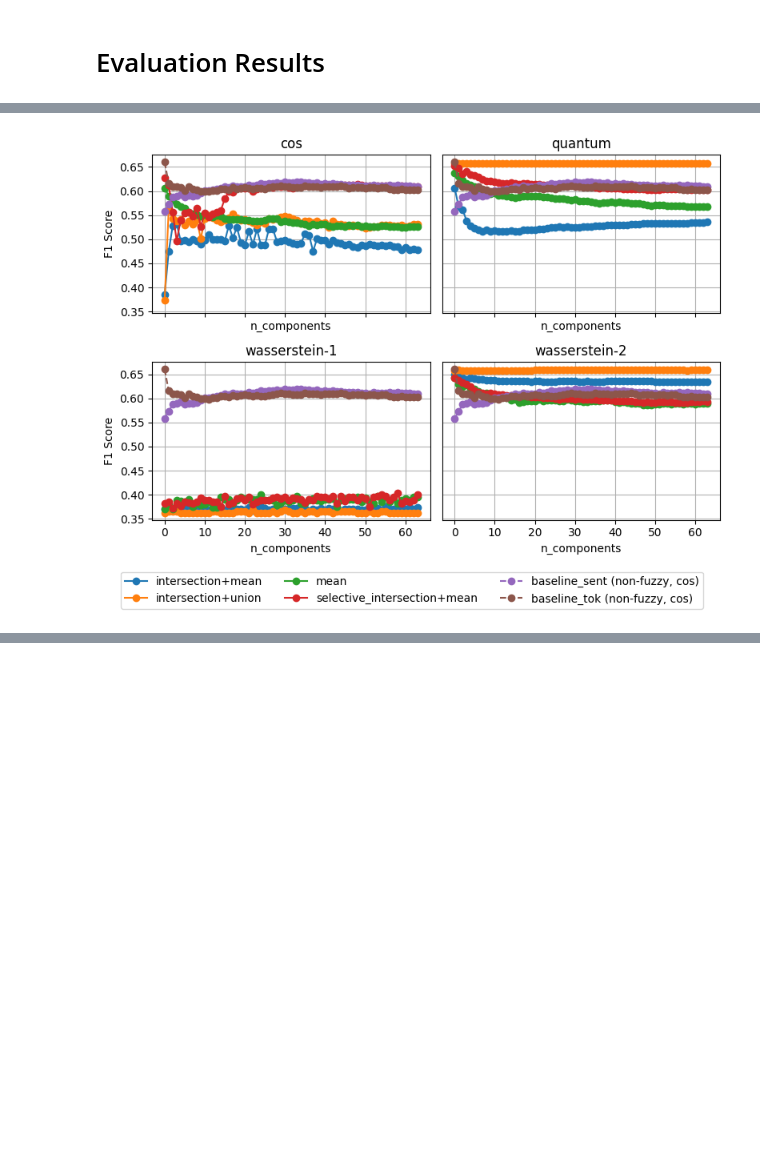
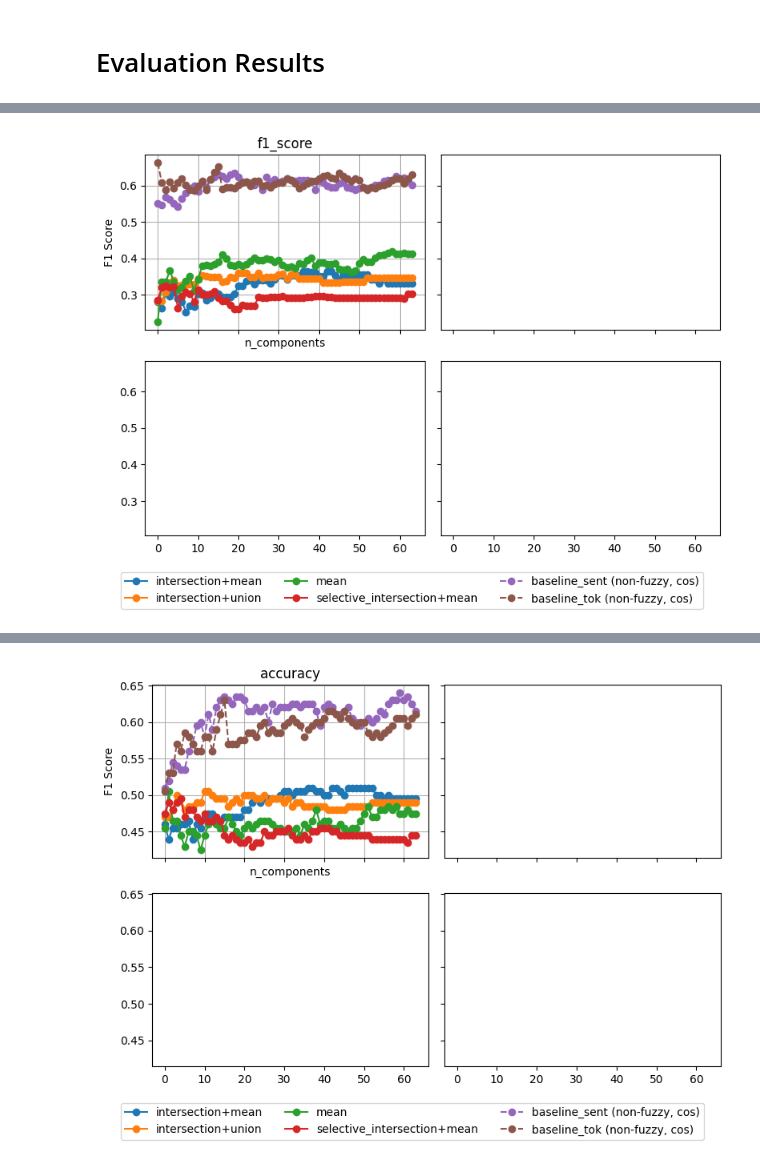
Before and after one commit to IsaacFigNewton/DisCoFuzz, a Jupyter notebook: DisCoFuzz_WiC_Eval.ipynb, the cells around one changed output, grey strips where cells are left out. Cells and saved outputs as stored; diff of their text form; code cells hidden in the pictures; blank space fills up the shorter version.

Commit message:
fixed bugs in similarity aggregators, eval harness

```diff
--- a/DisCoFuzz_WiC_Eval.ipynb
+++ b/DisCoFuzz_WiC_Eval.ipynb
@@ -26,16 +26,16 @@ if gpus:
 # %%
 from sklearn.decomposition import PCA
 # Define all available similarity metrics from FourierFuzzifier
-sim_metrics_enum = [SIMILARITY_METRICS.COS, SIMILARITY_METRICS.W1, SIMILARITY_METRICS.W2, SIMILARITY_METRICS.Q]
+sim_metrics_enum = [SIMILARITY_METRICS.COS]#, SIMILARITY_METRICS.W1, SIMILARITY_METRICS.W2, SIMILARITY_METRICS.Q]
 n_components = 64
 fuzzification_kernel_size = 16
 enrich_lemmas_with_wn = False
-full_eval = True
+full_eval = False
 
 # load config vars or defaults
 X_train, y_train, X_test, y_test = WiCDatasetHandler.load_dataset(".")
 if not full_eval:
-    sample_size = 10
+    sample_size = 100
     X_train, y_train, X_test, y_test = (
         X_train[:sample_size],
         y_train[:sample_size],
@@ -189,5 +182,6 @@ strategies_to_plot = [
     "selective_intersection+mean"
 ]
 
-eval_harness.visualize_f1_by_metric_n_components(scores_df, strategies=strategies_to_plot)
+eval_harness.visualize_metric_by_sim_n_components(scores_df, strategies=strategies_to_plot, metric="f1_score")
+eval_harness.visualize_metric_by_sim_n_components(scores_df, strategies=strategies_to_plot, metric="accuracy")
 # %% [output]
@@ -194 +189 @@ eval_harness.visualize_f1_by_metric_n_components(scores_df, strategies=strategie
-[figure, old version]
+[figure, new version]
@@ -195,3 +191,4 @@ eval_harness.visualize_f1_by_metric_n_components(scores_df, strategies=strategie
+[figure, added]
 # %%
 eval_harness.visualize_scores(scores_df, n_components)
 # %% [output]
```
Also changed, not shown: parts of 8 cells of this notebook, 6 other files.
